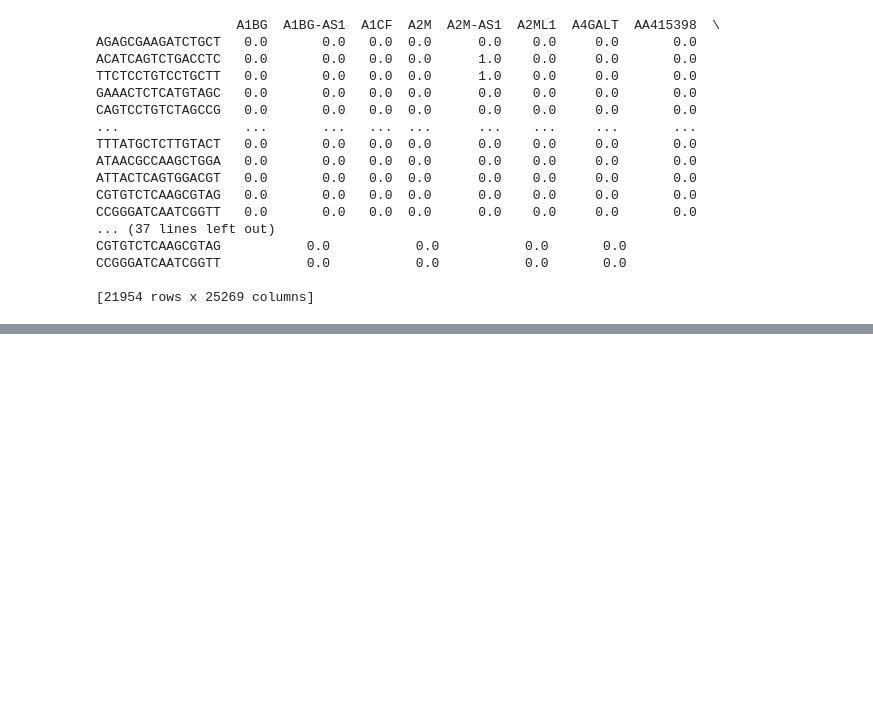
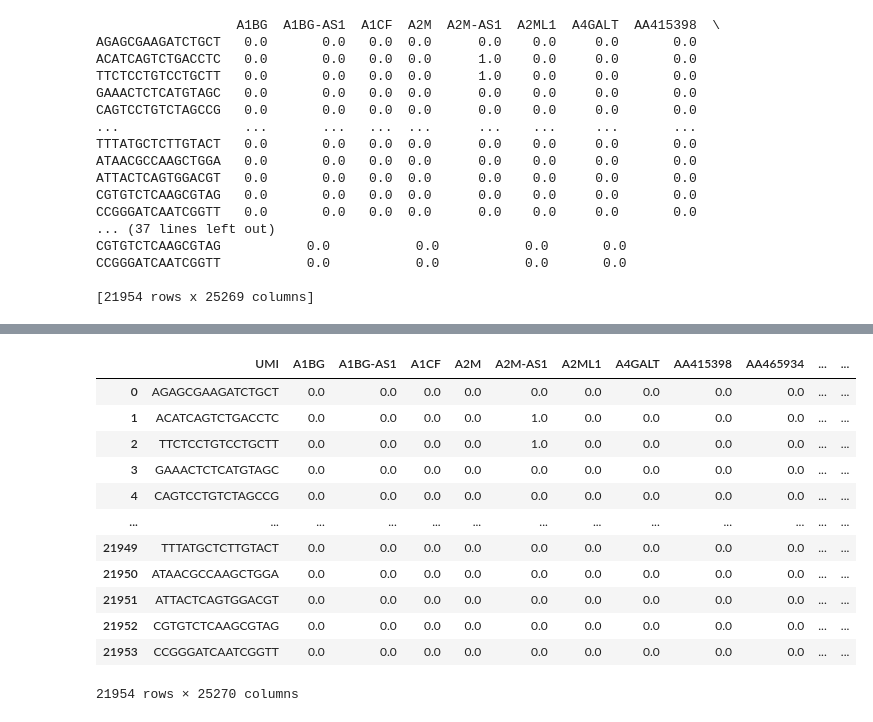
Before and after one commit to huyingguo/Hackathon-Summer-2023, a Jupyter notebook: test.ipynb, the cells around one changed output, grey strips where cells are left out. Drawn from its saved outputs; the diff is of its cells as text; code cells hidden in the pictures; blank space fills up the shorter version.

```diff
--- a/test.ipynb
+++ b/test.ipynb
@@ -193,0 +236,17 @@ df[df['A1BG'] != 0]
+# %%
+df = df.reset_index(names='UMI')
+df
+# %% [output]
+|  | UMI | A1BG | A1BG-AS1 | A1CF | A2M | A2M-AS1 | A2ML1 | A4GALT | AA415398 | AA465934 | ... | ... |
+| 0 | AGAGCGAAGATCTGCT | 0.0 | 0.0 | 0.0 | 0.0 | 0.0 | 0.0 | 0.0 | 0.0 | 0.0 | ... | ... |
+| 1 | ACATCAGTCTGACCTC | 0.0 | 0.0 | 0.0 | 0.0 | 1.0 | 0.0 | 0.0 | 0.0 | 0.0 | ... | ... |
+| 2 | TTCTCCTGTCCTGCTT | 0.0 | 0.0 | 0.0 | 0.0 | 1.0 | 0.0 | 0.0 | 0.0 | 0.0 | ... | ... |
+| 3 | GAAACTCTCATGTAGC | 0.0 | 0.0 | 0.0 | 0.0 | 0.0 | 0.0 | 0.0 | 0.0 | 0.0 | ... | ... |
+| 4 | CAGTCCTGTCTAGCCG | 0.0 | 0.0 | 0.0 | 0.0 | 0.0 | 0.0 | 0.0 | 0.0 | 0.0 | ... | ... |
+| ... | ... | ... | ... | ... | ... | ... | ... | ... | ... | ... | ... | ... |
+| 21949 | TTTATGCTCTTGTACT | 0.0 | 0.0 | 0.0 | 0.0 | 0.0 | 0.0 | 0.0 | 0.0 | 0.0 | ... | ... |
+| 21950 | ATAACGCCAAGCTGGA | 0.0 | 0.0 | 0.0 | 0.0 | 0.0 | 0.0 | 0.0 | 0.0 | 0.0 | ... | ... |
+| 21951 | ATTACTCAGTGGACGT | 0.0 | 0.0 | 0.0 | 0.0 | 0.0 | 0.0 | 0.0 | 0.0 | 0.0 | ... | ... |
+| 21952 | CGTGTCTCAAGCGTAG | 0.0 | 0.0 | 0.0 | 0.0 | 0.0 | 0.0 | 0.0 | 0.0 | 0.0 | ... | ... |
+| 21953 | CCGGGATCAATCGGTT | 0.0 | 0.0 | 0.0 | 0.0 | 0.0 | 0.0 | 0.0 | 0.0 | 0.0 | ... | ... |
+21954 rows × 25270 columns
```
Also changed, not shown: parts of 18 cells of this notebook, 1 other file.
